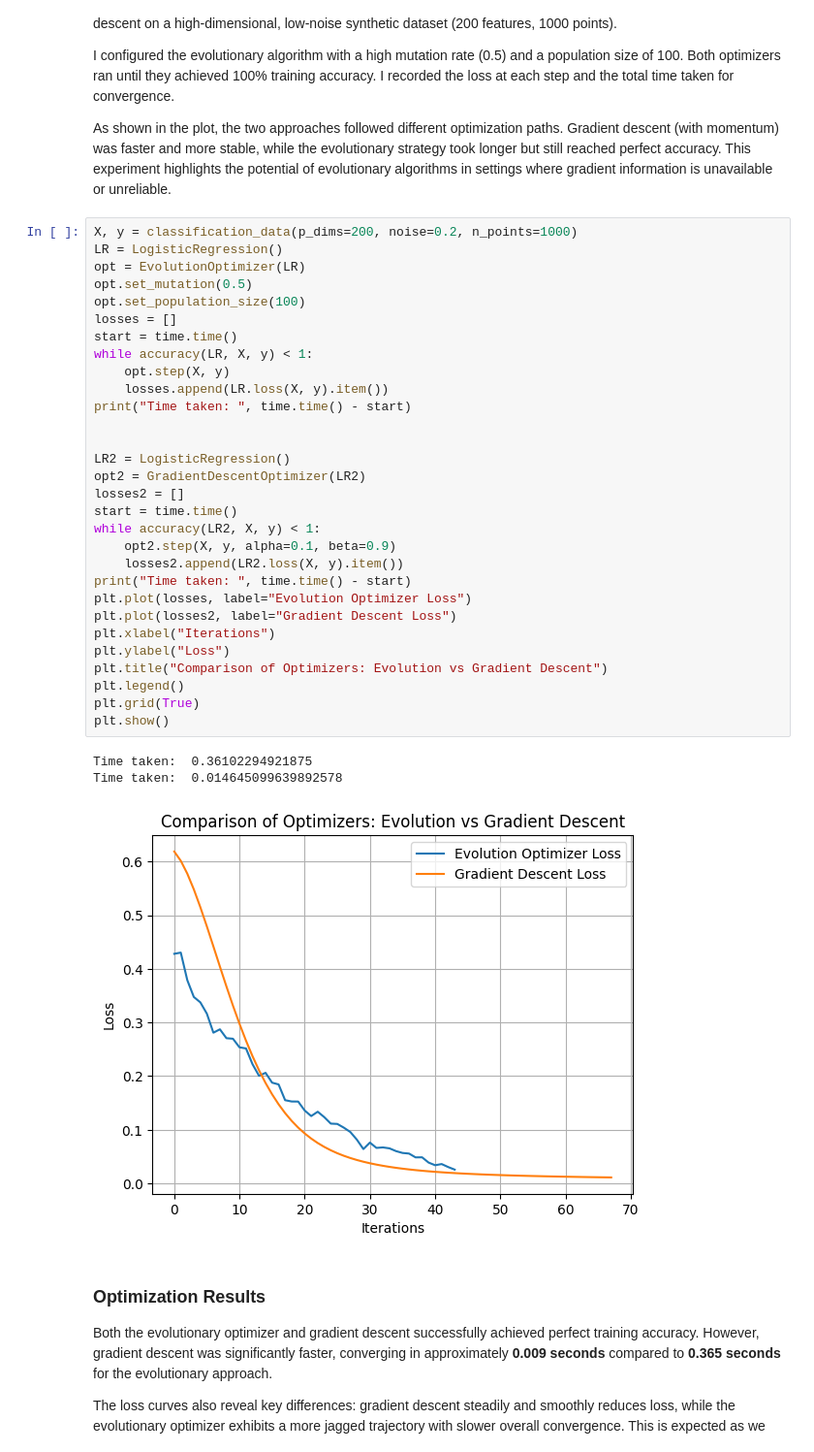
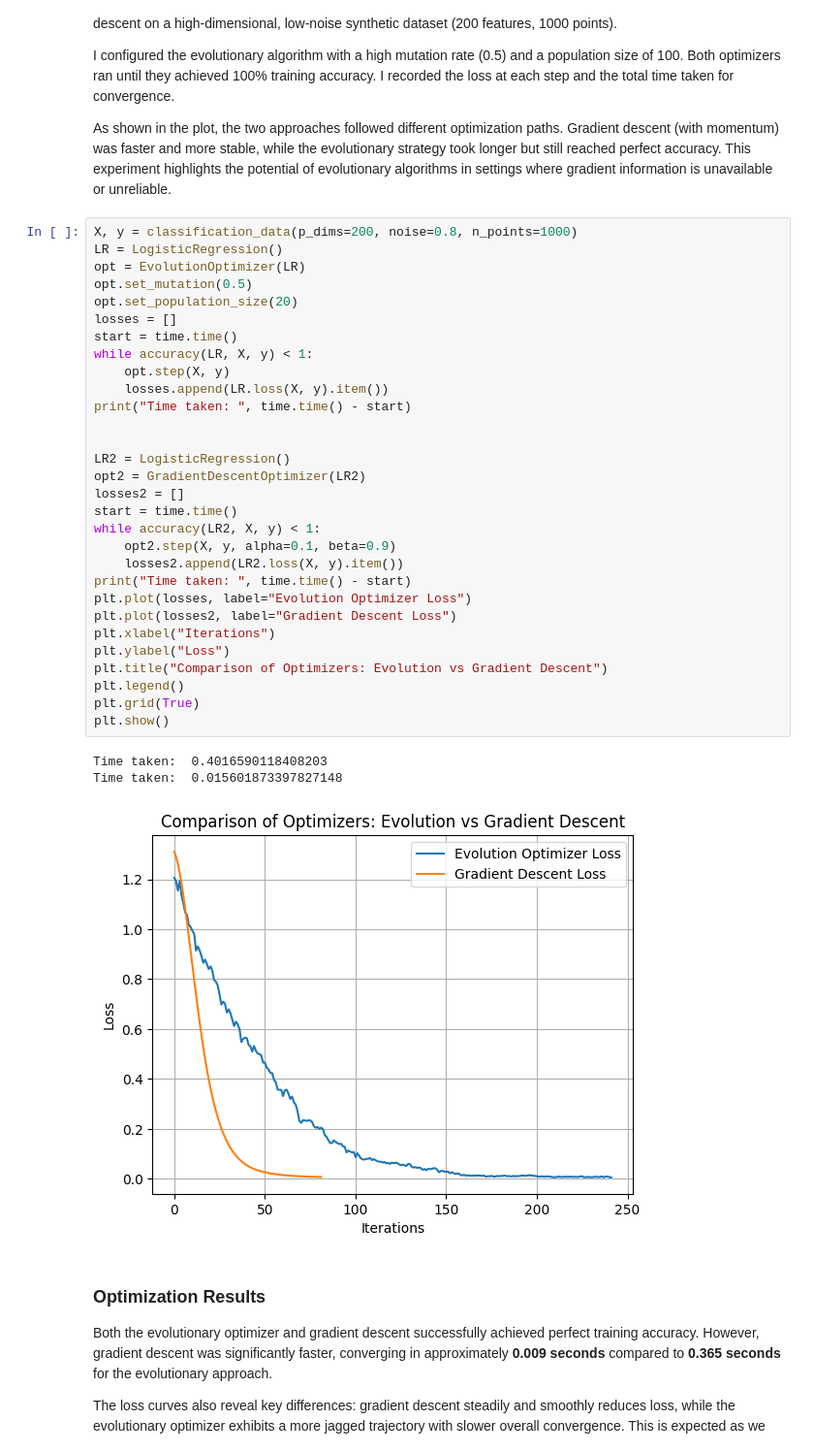
Before and after one commit to yahyarahhawi/yahyarahhawi.github.io, a Jupyter notebook: posts/Implementing-logistic-regression/SGD.ipynb, the cells around one changed output. Shown: that part at 97% size. Cells and saved outputs as stored; diff of their text form.

Commit message:
added noise

```diff
--- a/posts/Implementing-logistic-regression/SGD.ipynb
+++ b/posts/Implementing-logistic-regression/SGD.ipynb
@@ -304,39 +276,39 @@ I configured the evolutionary algorithm with a high mutation rate (0.5) and a po
 
 As shown in the plot, the two approaches followed different optimization paths. Gradient descent (with momentum) was faster and more stable, while the evolutionary strategy took longer but still reached perfect accuracy. This experiment highlights the potential of evolutionary algorithms in settings where gradient information is unavailable or unreliable.
 # %%
-X, y = classification_data(p_dims=200, noise=0.2, n_points=1000)
+X, y = classification_data(p_dims=200, noise=0.8, n_points=1000)
 LR = LogisticRegression()
 opt = EvolutionOptimizer(LR)
 opt.set_mutation(0.5)
-opt.set_population_size(100)
+opt.set_population_size(20)
 losses = []
 start = time.time()
 while accuracy(LR, X, y) < 1:
     opt.step(X, y)
     losses.append(LR.loss(X, y).item())
 print("Time taken: ", time.time() - start)
 
 
 LR2 = LogisticRegression()
 opt2 = GradientDescentOptimizer(LR2)
 losses2 = []
 start = time.time()
 while accuracy(LR2, X, y) < 1:
     opt2.step(X, y, alpha=0.1, beta=0.9)
     losses2.append(LR2.loss(X, y).item())
 print("Time taken: ", time.time() - start)
 plt.plot(losses, label="Evolution Optimizer Loss")
 plt.plot(losses2, label="Gradient Descent Loss")
 plt.xlabel("Iterations")
 plt.ylabel("Loss")
 plt.title("Comparison of Optimizers: Evolution vs Gradient Descent")
 plt.legend()
 plt.grid(True)
 plt.show()
 # %% [output]
-Time taken:  0.36102294921875
-Time taken:  0.014645099639892578
+Time taken:  0.4016590118408203
+Time taken:  0.015601873397827148
-[figure, old version]
+[figure, new version]
 # %% [markdown]
 ### Optimization Results
 
```
Also changed, not shown: parts of 10 cells of this notebook.
